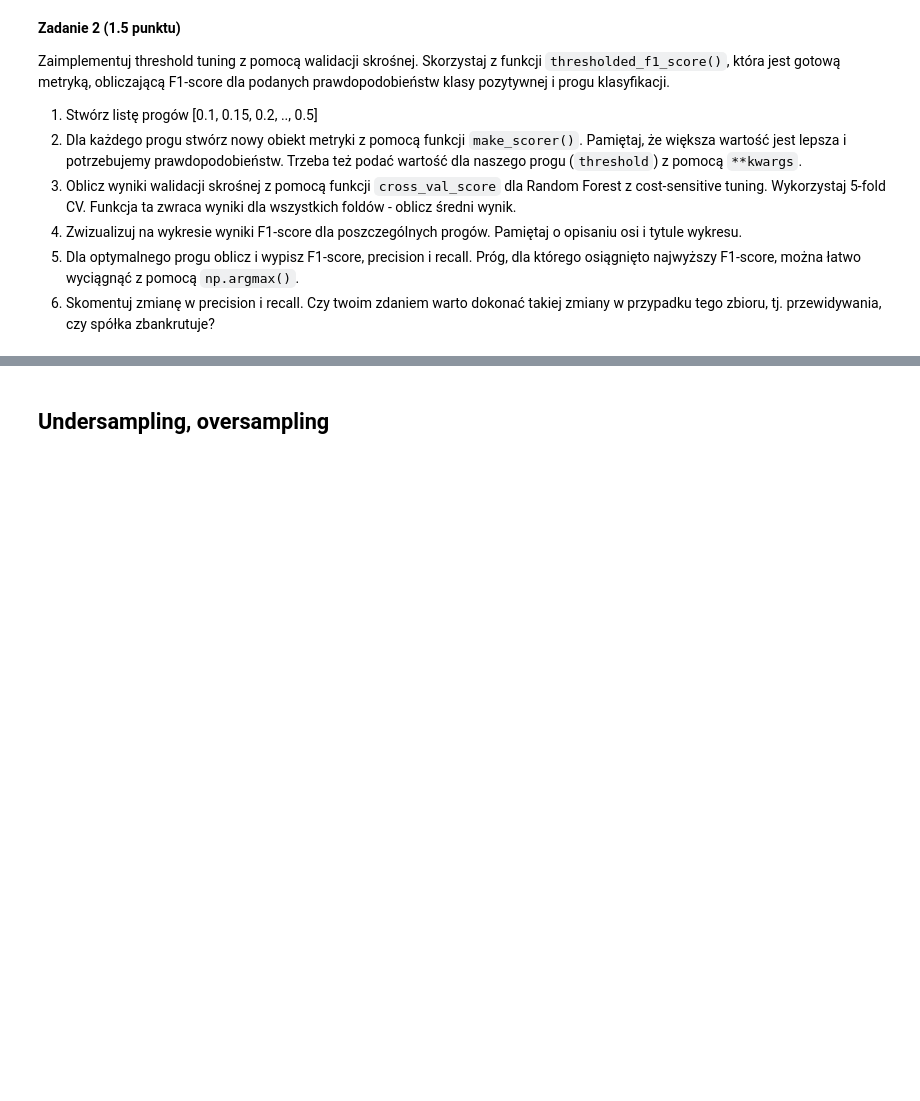
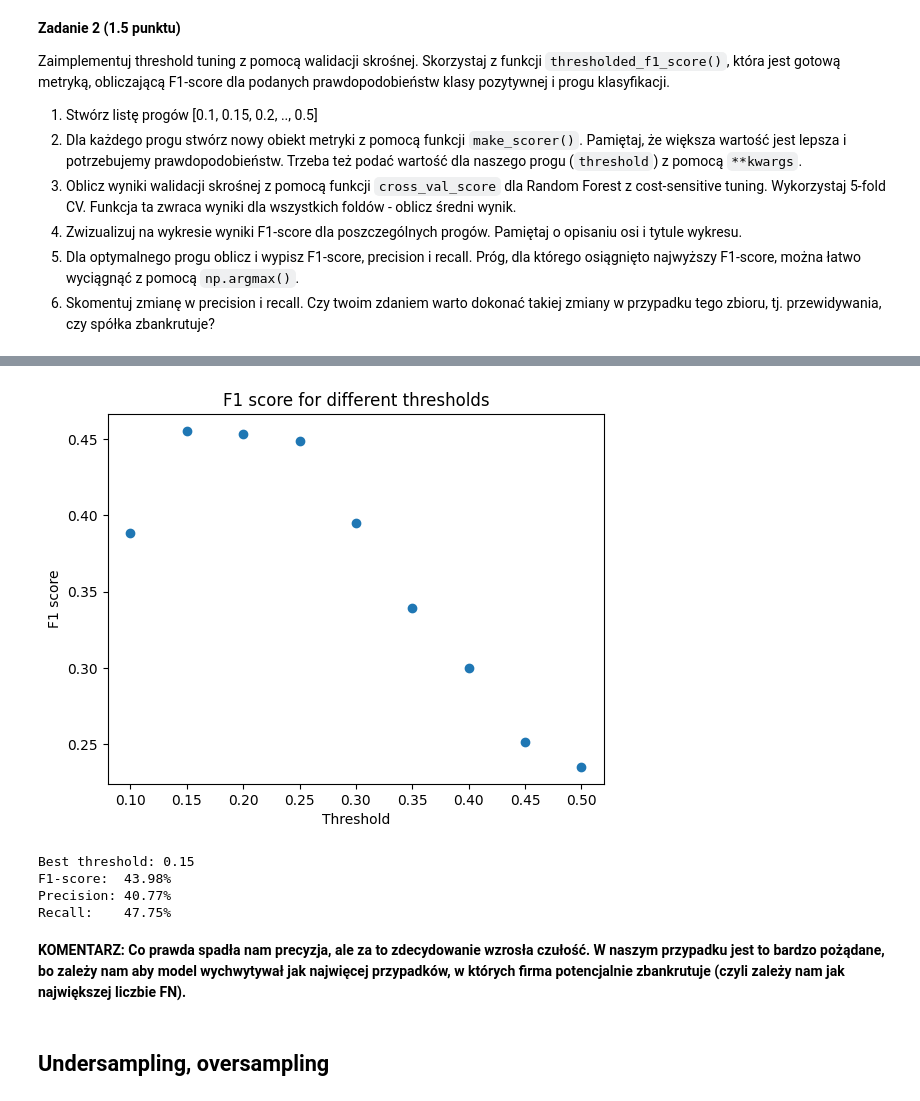
Before and after one commit to wiktorperczak/podstawy-uczenia-maszynowego-24-25, a Jupyter notebook: lab5/notebook.ipynb, the cells around one changed output, grey strips where cells are left out. Cells and saved outputs as stored; diff of their text form; code cells hidden in the pictures; blank space fills up the shorter version.

```diff
--- a/lab5/notebook.ipynb
+++ b/lab5/notebook.ipynb
@@ -115,0 +180,24 @@ Zaimplementuj threshold tuning z pomocą walidacji skrośnej. Skorzystaj z funkc
+# %%
+from sklearn.metrics import f1_score, make_scorer
+from sklearn.model_selection import cross_val_score
+
+def thresholded_f1_score(y_true, y_probs, threshold=0.5):
+    y_pred = (y_probs >= threshold).astype(int)
+    return f1_score(y_true, y_pred)
+
+
+thresholds = np.linspace(0.1, 0.5, 9)
+threshold_scorers = [
+    make_scorer(
+        thresholded_f1_score,
+        response_method='predict_proba',
+        greater_is_better=True,
+        threshold=threshold
+    ) for threshold in thresholds
+]
+
+cross_val_scores = []
+for threshold, scorer in zip(thresholds, threshold_scorers):
+    score = cross_val_score(clf_rf_csl, X_train, y_train, cv=5, scoring=scorer).mean()
+    print(f"Threshold: {threshold:.2f}, score: {score:.4f}")
+    cross_val_scores.append(score)
@@ -116,3 +214,32 @@ Zaimplementuj threshold tuning z pomocą walidacji skrośnej. Skorzystaj z funkc
+# %%
+plt.scatter(thresholds, cross_val_scores)
+plt.xlabel("Threshold")
+plt.ylabel("F1 score")
+plt.title("F1 score for different thresholds")
+plt.show()
+# %% [output]
+[figure, added]
+# %%
+best_threshold = thresholds[np.argmax(cross_val_scores)]
+print(f"\nBest threshold: {best_threshold:.2f}")
+
+y_probs = clf_rf_csl.predict_proba(X_test)[:, 1]
+y_pred = (y_probs >= best_threshold).astype(int)
+
+f1 = f1_score(y_test, y_pred)
+precision = precision_score(y_test, y_pred)
+recall = recall_score(y_test, y_pred)
+
+print(f"F1-score:  {100 * f1:.2f}%")
+print(f"Precision: {100 * precision:.2f}%")
+print(f"Recall:    {100 * recall:.2f}%")
+# %% [output]
+Best threshold: 0.15
+F1-score:  43.98%
+Precision: 40.77%
+Recall:    47.75%
+# %% [markdown]
+**KOMENTARZ: Co prawda spadła nam precyzja, ale za to zdecydowanie wzrosła czułość. W naszym przypadku jest to bardzo pożądane, bo zależy nam aby model wychwytywał jak najwięcej przypadków, w których firma potencjalnie zbankrutuje (czyli zależy nam jak największej liczbie FN).**
 # %% [markdown]
 ## Undersampling, oversampling
 # %% [markdown]
```
Also changed, not shown: parts of 11 cells of this notebook.
